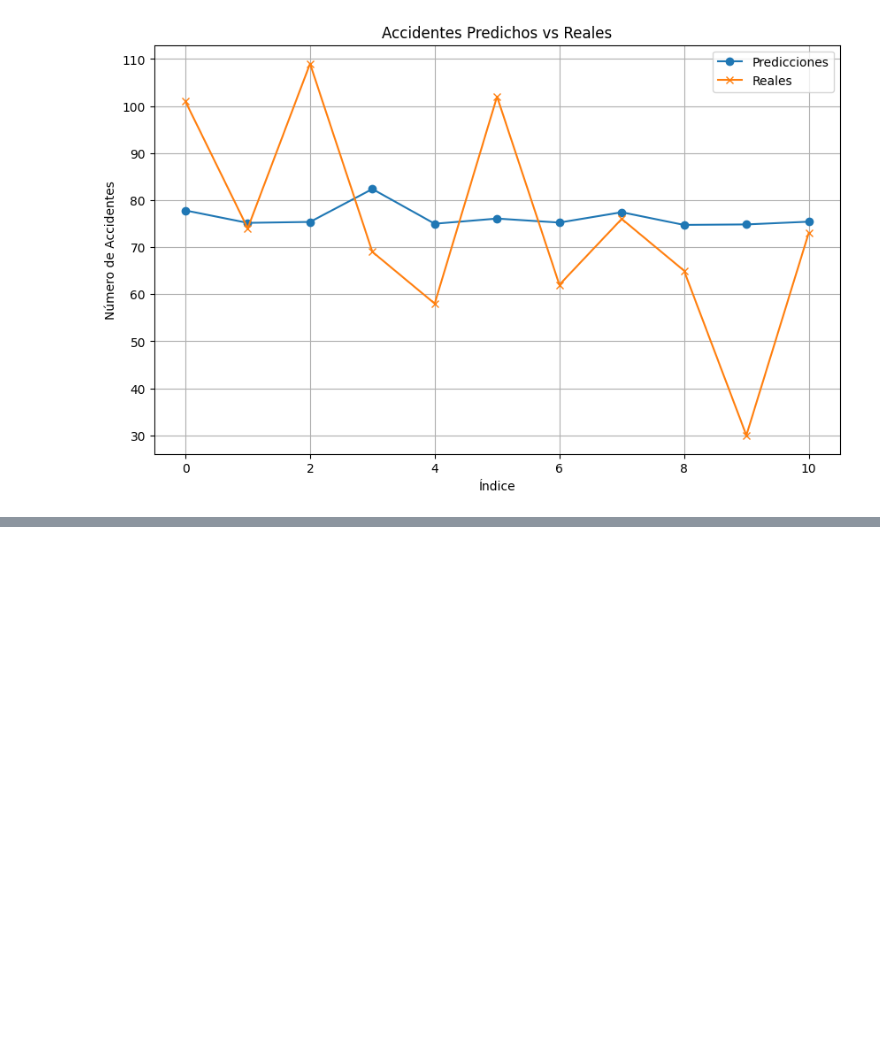
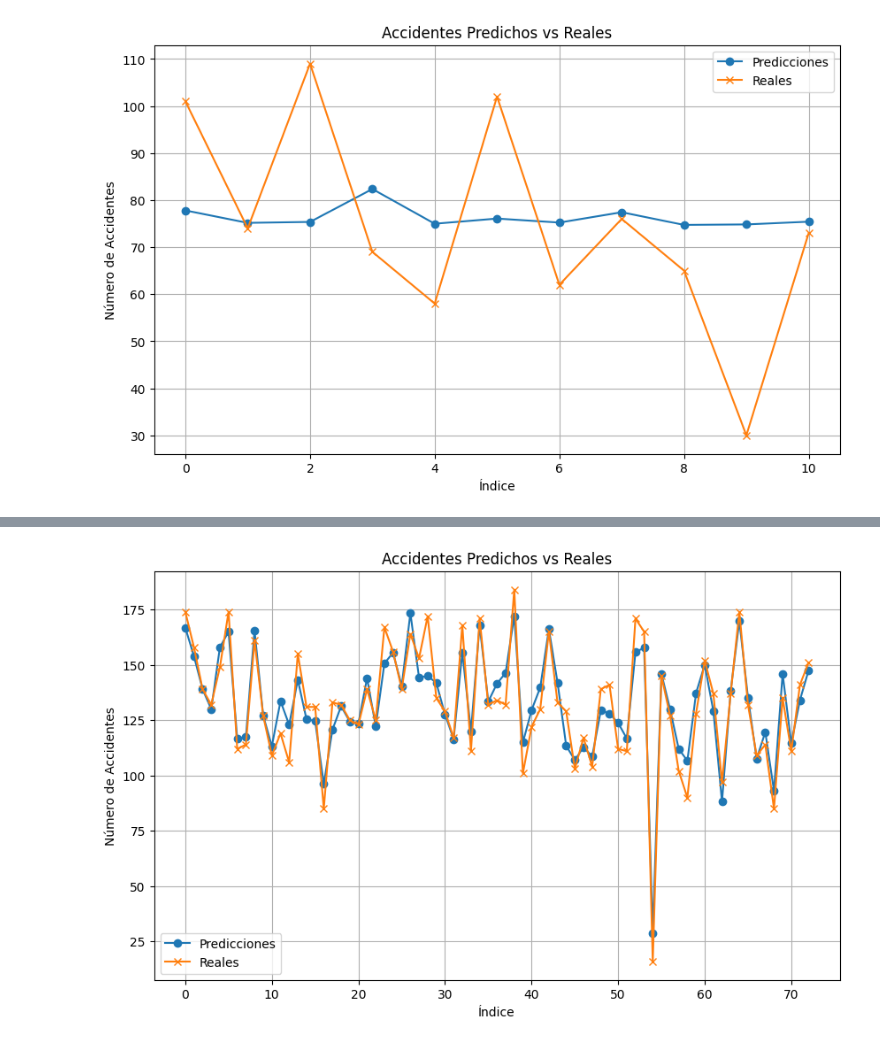
Before and after one commit to Gabriela2685/Accidentes, a Jupyter notebook: pruebass.ipynb, the cells around one changed output, grey strips where cells are left out. Drawn from its saved outputs; the diff is of its cells as text; code cells hidden in the pictures; blank space fills up the shorter version.

```diff
--- a/pruebass.ipynb
+++ b/pruebass.ipynb
@@ -526,0 +510,72 @@ LV_80               3.841e+07   1.67e+08      0.230      0.818   -2.89e+08    3.
+# %%
+import pandas as pd
+import numpy as np
+from patsy import dmatrices
+import statsmodels.api as sm
+import statsmodels.formula.api as smf
+from sklearn.model_selection import train_test_split
+import matplotlib.pyplot as plt
+
+# Cargar los datos
+data = pd.read_csv('https://docs.google.com/spreadsheets/d/e/2PACX-1vR4i3H4XvouTd3J3XcXSxervyxSejeHpwEBxt9_AwJU3X0mhMfWeBYdT9tG3ZtAkA/pub?output=csv')
+
+# Convertir variables categóricas en numéricas (si es necesario)
+data['dia_2'] = data['dia_2'].map({'Entre semana': 0, 'Fin de semana': 1})
+data['dia_1'] = data['dia_1'].map({
+    'lunes': 1, 'martes': 2, 'miércoles': 3, 'jueves': 4, 'viernes': 5,
+    'sábado': 6, 'domingo': 7
+})  # Mapear días de la semana a valores numéricos
+
+# Dividir los datos en entrenamiento y prueba
+train_data, test_data = train_test_split(data, test_size=0.2, random_state=42)
+
+# Fórmula del modelo
+formula = ("""acc ~ np.log(TPDA_aprox) + p_no_semaforizada + p_semaforizada + dia_2 +"""
+          """interseccion_Y + interseccion_T + interseccion_X + interseccion_RM"""
+)
+
+# Crear las matrices para el modelo
+y_train, X_train = dmatrices(formula, train_data, return_type='dataframe')
+y_test, X_test = dmatrices(formula, test_data, return_type='dataframe')
+
+# Ajustar el modelo de Poisson
+poisson_model = sm.GLM(y_train, X_train, family=sm.families.Poisson()).fit()
+print(poisson_model.summary())
+
+# Diagnóstico: Verificar la sobredispersión
+train_data['lambda_hat'] = poisson_model.mu  # Predicciones ajustadas
+train_data['aux_ols_dep'] = (
+    (train_data['acc'] - train_data['lambda_hat'])**2 - train_data['lambda_hat']
+) / train_data['lambda_hat']
+
+# Ajustar un modelo de dispersión (OLS)
+ols_formula = """aux_ols_dep ~ lambda_hat - 1"""
+aux_ols_model = smf.ols(ols_formula, data=train_data).fit()
+print(f"Parámetro alpha para Binomial Negativa: {aux_ols_model.params[0]}")
+
+# Asegurarse de que alpha sea positivo
+alpha = max(aux_ols_model.params[0], 0.01)
+
+# Ajustar el modelo de Binomial Negativa si hay sobredispersión
+nb2_model = sm.GLM(y_train, X_train, family=sm.families.NegativeBinomial(alpha=alpha)).fit()
+print(nb2_model.summary())
+
+# Hacer predicciones en el conjunto de prueba
+nb2_predictions = nb2_model.get_prediction(X_test)
+predictions_summary = nb2_predictions.summary_frame()
+
+# Comparar predicciones con valores reales
+predicted_counts = predictions_summary['mean']
+actual_counts = y_test['acc']
+
+# Visualizar resultados
+plt.figure(figsize=(10, 6))
+plt.plot(predicted_counts.values, label='Predicciones', marker='o')
+plt.plot(actual_counts.values, label='Reales', marker='x')
+plt.title('Accidentes Predichos vs Reales')
+plt.xlabel('Índice')
+plt.ylabel('Número de Accidentes')
+plt.legend()
+plt.grid()
+plt.show()
+# %% [output]
@@ -526,0 +599 @@ LV_80               3.841e+07   1.67e+08      0.230      0.818   -2.89e+08    3.
+[figure, added]
```
Also changed, not shown: parts of 2 cells of this notebook.
